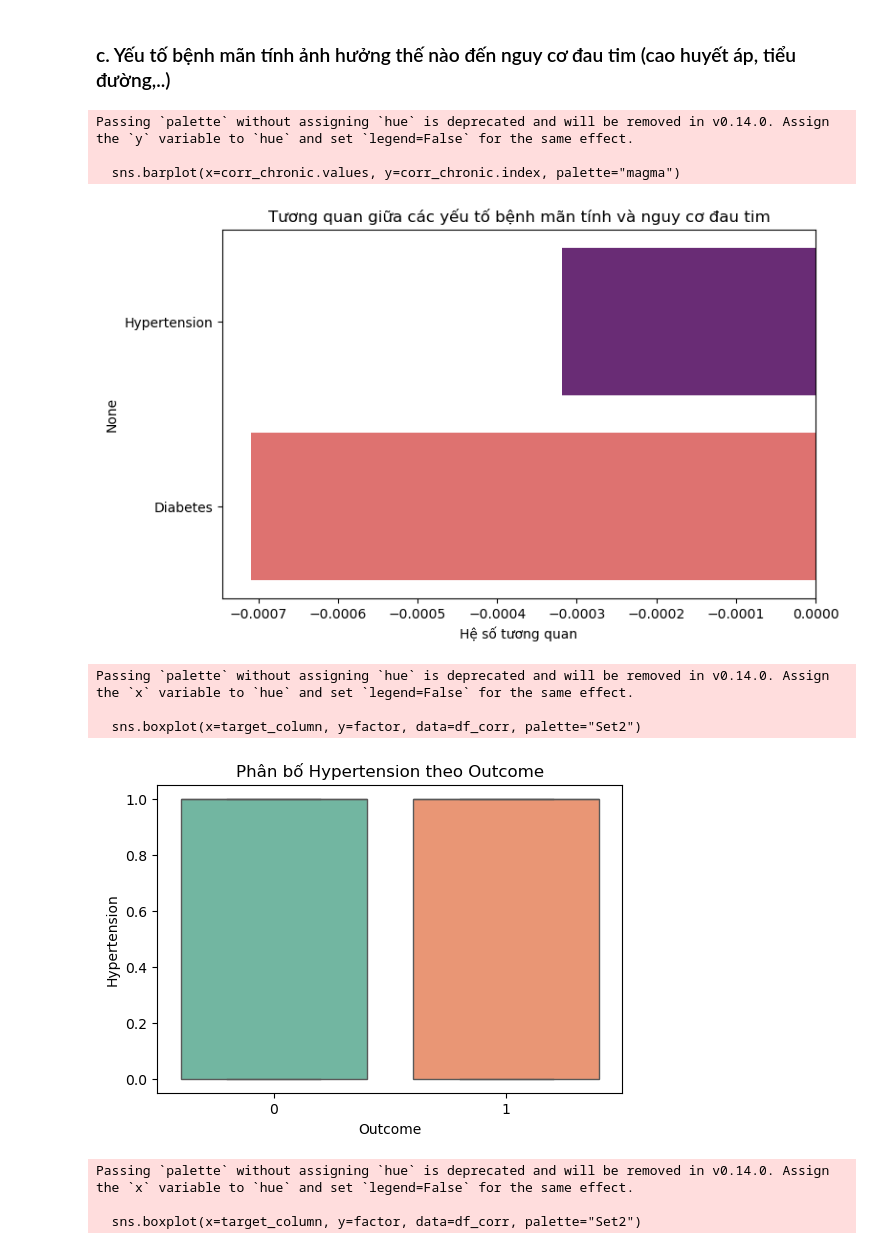
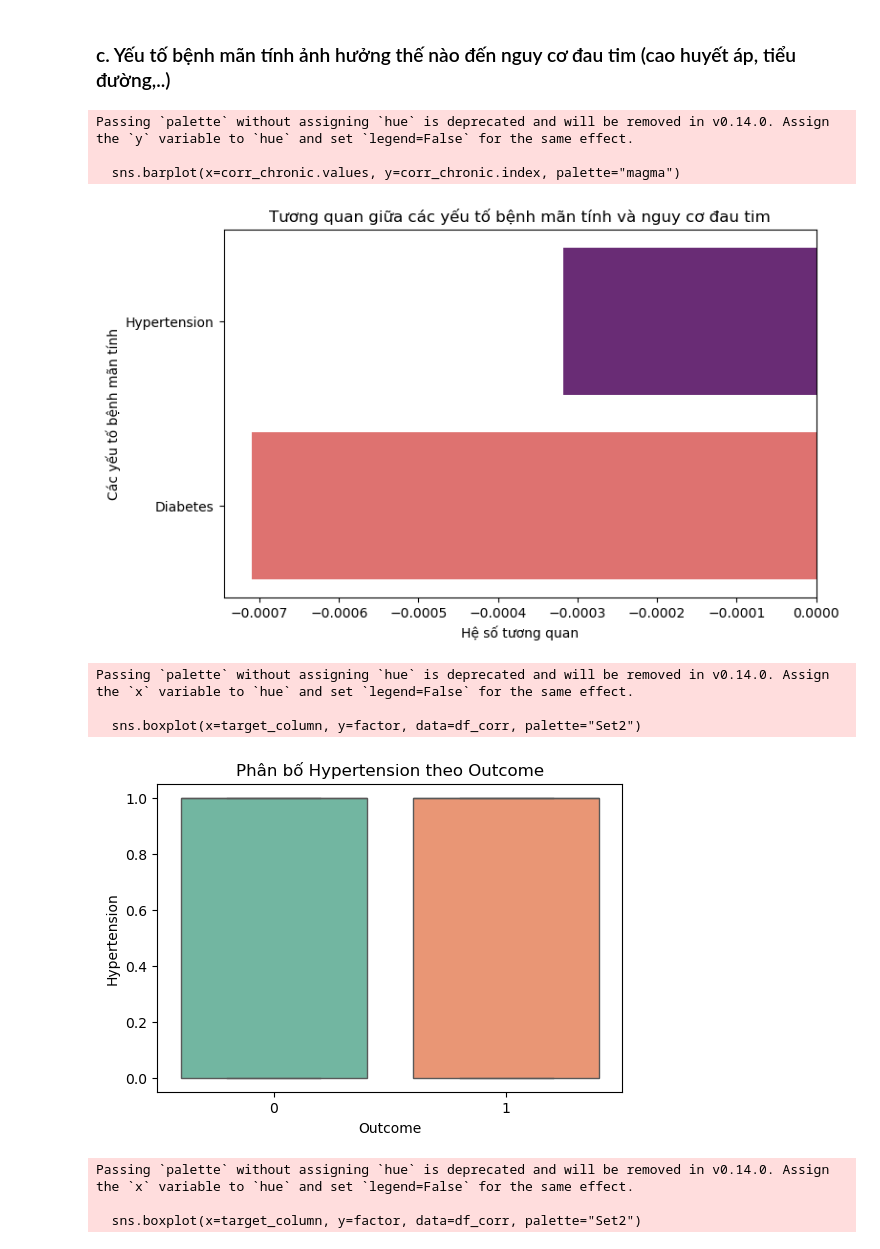
Before and after one commit to AnhQuan58/Truc_Quan_Hoa, a Jupyter notebook: nhom9.ipynb, the cells around one changed output. Saved outputs shown, nothing was run; the diff lists cells and outputs as text; code cells hidden in the pictures.

```diff
--- a/nhom9.ipynb
+++ b/nhom9.ipynb
@@ -271,49 +271,30 @@ Passing `palette` without assigning `hue` is deprecated and will be removed in v
 # %% [markdown]
 ### c. Yếu tố bệnh mãn tính ảnh hưởng thế nào đến nguy cơ đau tim (cao huyết áp, tiểu đường,..)
 # %%
-# Ở đây, chúng ta tập trung vào các biến bệnh mãn tính: "Hypertension" (cao huyết áp) và "Diabetes" (tiểu đường)
 chronic_factors = ['Hypertension', 'Diabetes']
 
-# Tính hệ số tương quan giữa các yếu tố bệnh mãn tính và nguy cơ đau tim
 corr_chronic = df_corr[chronic_factors + [target_column]].corr()[target_column].drop(target_column)
 corr_chronic = corr_chronic.sort_values(ascending=False)
 plt.figure(figsize=(8, 5))
 sns.barplot(x=corr_chronic.values, y=corr_chronic.index, palette="magma")
 plt.title('Tương quan giữa các yếu tố bệnh mãn tính và nguy cơ đau tim')
 plt.xlabel('Hệ số tương quan')
+plt.ylabel('Các yếu tố bệnh mãn tính')  # Nhãn trục y đã được cập nhật
 plt.show()
 
-# Hiển thị phân bố các biến bệnh mãn tính theo biến mục tiêu để trực quan sự khác biệt
+# Hiển thị phân bố các biến bệnh mãn tính theo biến mục tiêu
 for factor in chronic_factors:
     plt.figure(figsize=(6, 4))
     sns.boxplot(x=target_column, y=factor, data=df_corr, palette="Set2")
     plt.title(f'Phân bố {factor} theo {target_column}')
     plt.xlabel(target_column)
     plt.ylabel(factor)
     plt.show()
-
-# Trước khi tính ma trận tương quan, ép các cột cần thiết sang kiểu số
-# MODIFIED: Sử dụng df_corr đã được xử lý để tính ma trận tương quan dựa trên dữ liệu đã encode
-health_factors = ['BloodPressure', 'Cholesterol', 'HeartRate', 'BMI', 'Diabetes', 'Hypertension', 'FamilyHistory']
-lifestyle_factors = ['Smoker']
-selected_features = health_factors + lifestyle_factors + [target_column]
-for col in selected_features:
-    df_corr[col] = pd.to_numeric(df_corr[col], errors='coerce')
-
-print("Kiểu dữ liệu của các cột liên quan:")
-print(df_corr[selected_features].dtypes)
-
-# Tính ma trận tương quan và vẽ heatmap
-corr_matrix = df_corr[selected_features].corr()
-plt.figure(figsize=(8, 6))
-sns.heatmap(corr_matrix, annot=True, cmap='coolwarm', fmt='.2f')
-plt.title('Ma trận tương quan giữa các yếu tố và nguy cơ đau tim')
-plt.show()
 # %% [output]
 Passing `palette` without assigning `hue` is deprecated and will be removed in v0.14.0. Assign the `y` variable to `hue` and set `legend=False` for the same effect.
 
   sns.barplot(x=corr_chronic.values, y=corr_chronic.index, palette="magma")
-[figure, old version]
+[figure, new version]
 Passing `palette` without assigning `hue` is deprecated and will be removed in v0.14.0. Assign the `x` variable to `hue` and set `legend=False` for the same effect.
 
   sns.boxplot(x=target_column, y=factor, data=df_corr, palette="Set2")
```
Also changed, not shown: parts of 3 cells of this notebook.
